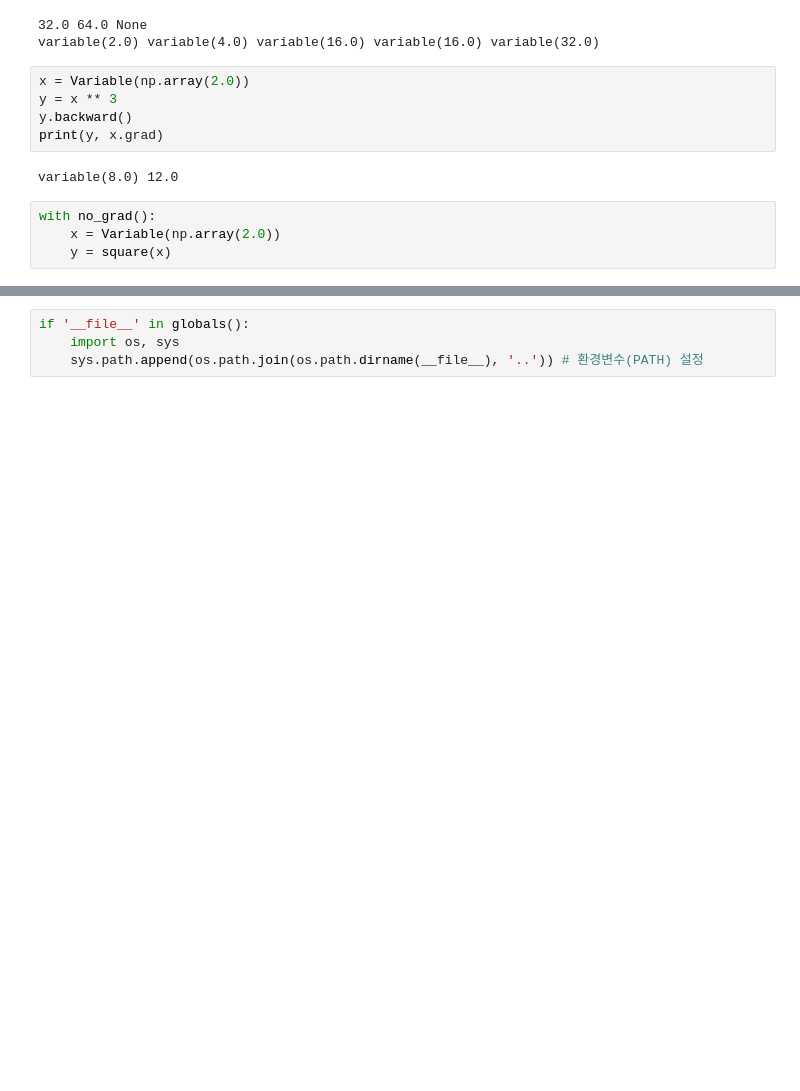
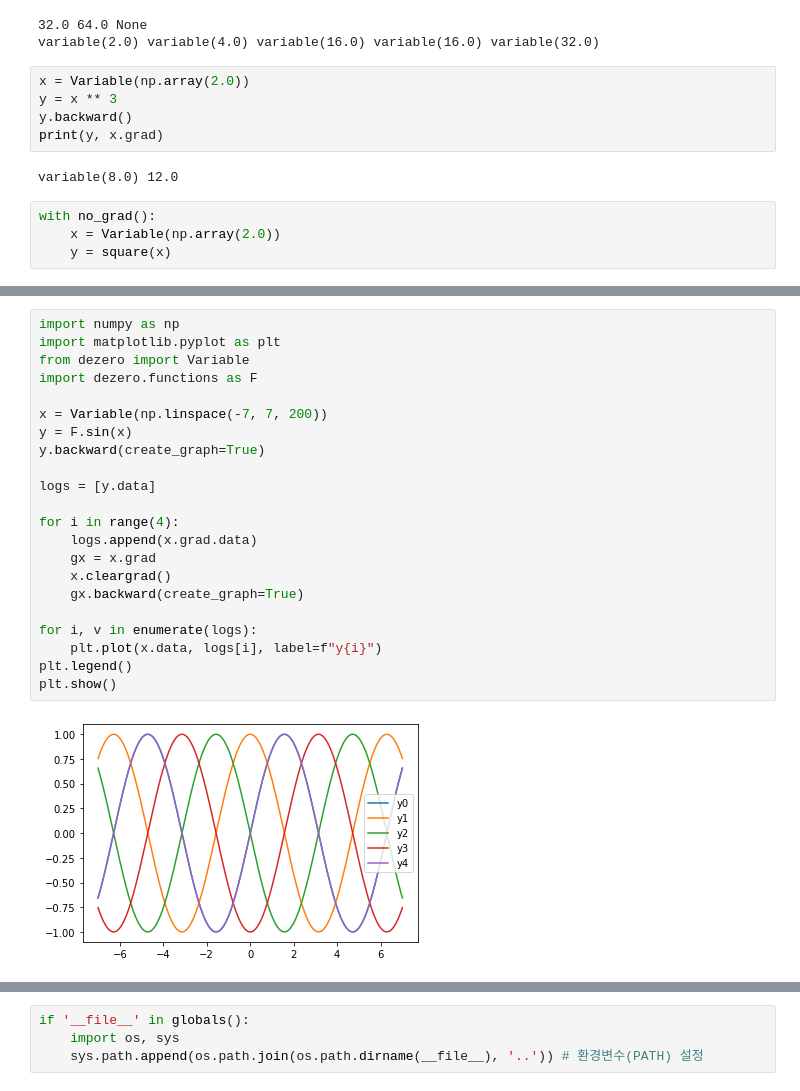
Before and after one commit to cod3holic/Deep-Learning-from-Zero, a Jupyter notebook: notebook.ipynb, the cells around one changed output, grey strips where cells are left out. Drawn from its saved outputs; the diff is of its cells as text; blank space fills up the shorter version.

Commit message:
[~37] +high order derivative, function module

```diff
--- a/notebook.ipynb
+++ b/notebook.ipynb
@@ -46,0 +71,24 @@ dot /home/cod3holic/.dezero/tmp_graph.dot -T png -o dot.png
+# %%
+import numpy as np
+import matplotlib.pyplot as plt
+from dezero import Variable
+import dezero.functions as F
+
+x = Variable(np.linspace(-7, 7, 200))
+y = F.sin(x)
+y.backward(create_graph=True)
+
+logs = [y.data]
+
+for i in range(4):
+    logs.append(x.grad.data)
+    gx = x.grad
+    x.cleargrad()
+    gx.backward(create_graph=True)
+
+for i, v in enumerate(logs):
+    plt.plot(x.data, logs[i], label=f"y{i}")
+plt.legend()
+plt.show()
+# %% [output]
+[figure, added]
```
Also changed, not shown: parts of 7 cells of this notebook, 6 other files.
